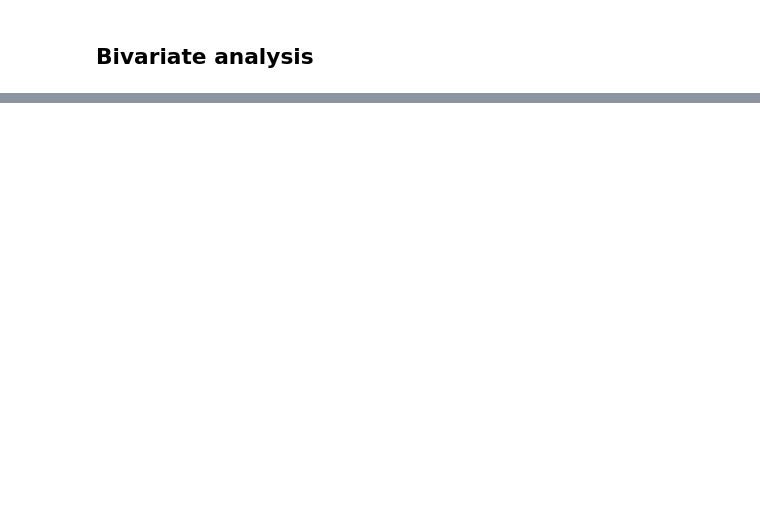
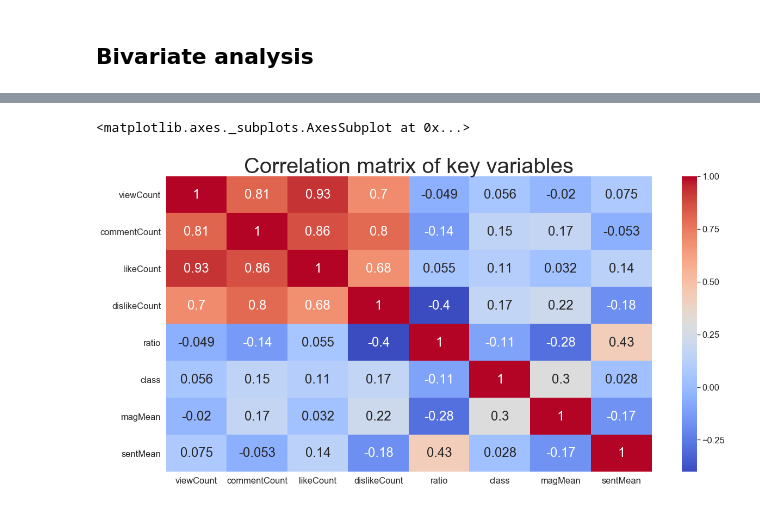
Before and after one commit to snc-89/sentiment_analysis_notebook, a Jupyter notebook: visualisation and exploration.ipynb, the cells around one changed output, grey strips where cells are left out. Saved outputs shown, nothing was run; the diff lists cells and outputs as text; code cells hidden in the pictures; blank space fills up the shorter version.

```diff
--- a/visualisation and exploration.ipynb
+++ b/visualisation and exploration.ipynb
@@ -128,0 +154,11 @@ plt.suptitle('Pairgrid of key variables\n',size='40', y=1.05)
+# %%
+param = ['viewCount','commentCount','likeCount','dislikeCount','ratio','class','magMean','sentMean']
+corr = vids[param]
+
+plt.figure(figsize=(20, 10))
+plt.title('Correlation matrix of key variables', size=40)
+
+sns.heatmap(corr.corr(), cmap = 'coolwarm', annot = True, annot_kws = {"size":24})
+# %% [output]
+<matplotlib.axes._subplots.AxesSubplot at 0x...>
+[figure, added]
```
Also changed, not shown: parts of 6 cells of this notebook, 1 other file.
